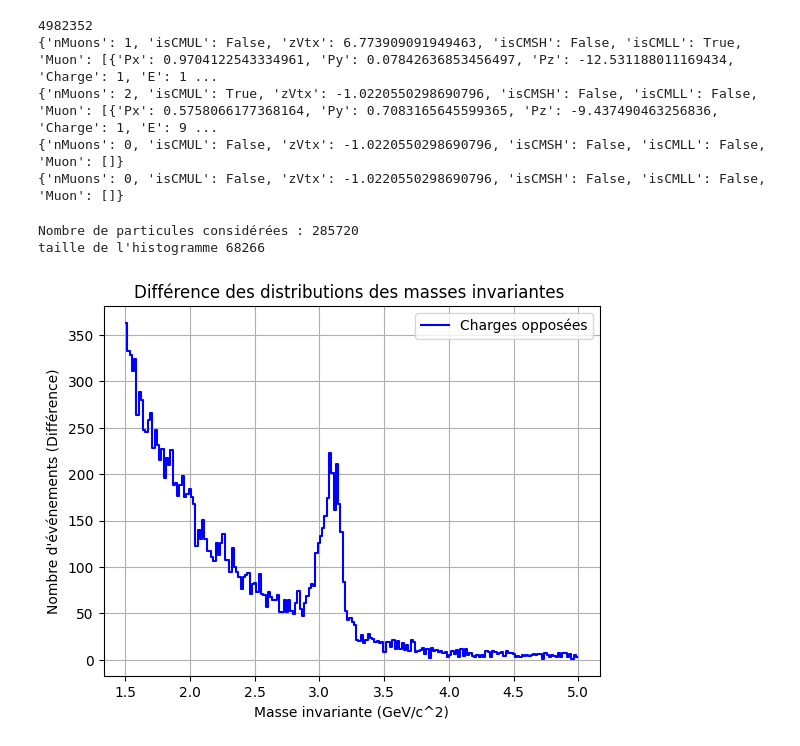
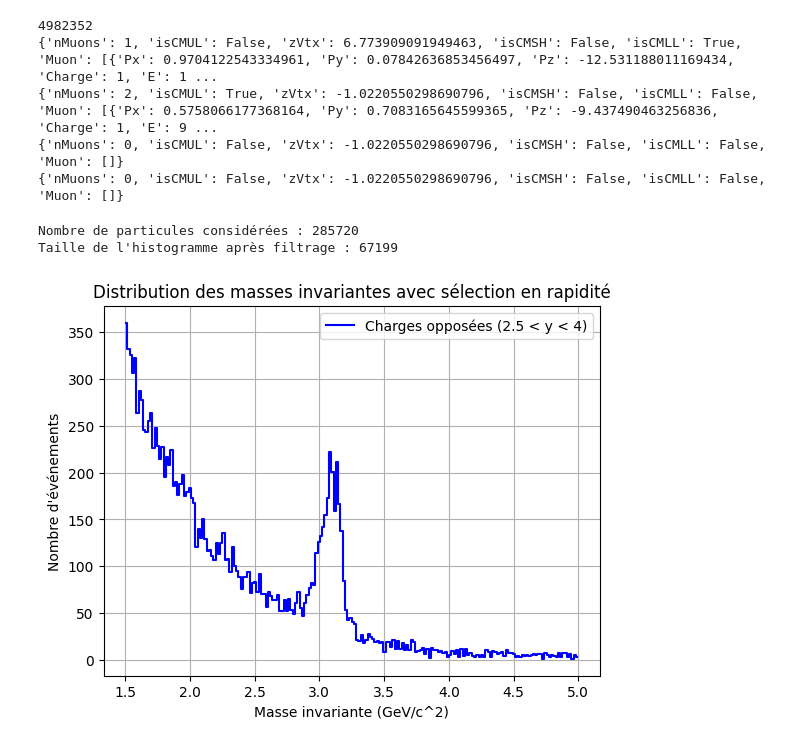
Before and after one commit to nantes-m2-rps-exp/qqbar2mumu-2024, a Jupyter notebook: notebooks/Discrimination.ipynb, the cells around one changed output. Drawn from its saved outputs; the diff is of its cells as text; code cells hidden in the pictures.

Commit message:
filtre sur la rapidité ajouté

```diff
--- a/notebooks/Discrimination.ipynb
+++ b/notebooks/Discrimination.ipynb
@@ -89,63 +89,48 @@ muon_vectors = ak.zip(
     with_name="Momentum4D",
 )
 
-muon_vectors_back = ak.zip(
-    {
-        "px": filtered_events_back.Muon.Px,
-        "py": filtered_events_back.Muon.Py,
-        "pz": filtered_events_back.Muon.Pz,
-        "E": filtered_events_back.Muon.E,
-        "matchedTrgThreshold": filtered_events_back.Muon.matchedTrgThreshold,
-        "charge": filtered_events_back.Muon.Charge,
-    },
-    with_name="Momentum4D",
-)
 
 # Combinaisons de paires
 muon_pairs = ak.combinations(muon_vectors, 2, fields=["muon1", "muon2"])
-muon_pairs_back = ak.combinations(muon_vectors_back, 2, fields=["muon1", "muon2"])
 
-# Paires de charges opposées et égales
+# Paires de charges opposées et filtrage
 opposite_charge_pairs = muon_pairs[
     (muon_pairs.muon1.charge != muon_pairs.muon2.charge)
     & (muon_pairs.muon1.matchedTrgThreshold == 2)
     & (muon_pairs.muon2.matchedTrgThreshold == 2)
     & (muon_pairs.muon1.DCA <= 1.5)
     & (muon_pairs.muon2.DCA <= 1.5)
     & (muon_pairs.muon1.theta <= 10)
     & (muon_pairs.muon2.theta <= 10)
     & (muon_pairs.muon1.theta >= 3)
     & (muon_pairs.muon2.theta >= 3)
-
 ]
 
+# Calcul des masses invariantes et de la rapidité
+masses_opposite = (opposite_charge_pairs.muon1 + opposite_charge_pairs.muon2).mass
+y_pair = (opposite_charge_pairs.muon1 + opposite_charge_pairs.muon2).rapidity
 
-# Calcul des masses invariantes
-masses_opposite = (opposite_charge_pairs.muon1 + opposite_charge_pairs.muon2).mass
+# Appliquer le filtre de rapidité
+filtered_masses = masses_opposite[(y_pair <= -2.5) & (y_pair >= -4)]
 
-# Aplatir les données et filtrer
-flattened_opposite = ak.flatten(
-    masses_opposite[(masses_opposite >= 0) & (masses_opposite <= 10)], axis=None
-)
+# Aplatir les données et filtrer les masses entre 0 et 10 GeV
+flattened_opposite = ak.flatten(filtered_masses[(filtered_masses >= 0) & (filtered_masses <= 10)], axis=None)
+
 # Calcul des histogrammes avec numpy
 bins = 200
 hist_opposite, bin_edges = np.histogram(flattened_opposite, bins=bins, range=(1.5, 5))
-print("taille de l'histogramme", len(flattened_opposite))
-# Soustraction des histogrammes
-hist_difference = hist_opposite
+print("Taille de l'histogramme après filtrage :", len(flattened_opposite))
 
 # Tracer l'histogramme
 bin_centers = (bin_edges[:-1] + bin_edges[1:]) / 2
-plt.step(
-    bin_centers, hist_difference, where="mid", label="Charges opposées", color="blue"
-)
+plt.step(bin_centers, hist_opposite, where="mid", label="Charges opposées (2.5 < y < 4)", color="blue")
 plt.xlabel("Masse invariante (GeV/c^2)")
-plt.ylabel("Nombre d'événements (Différence)")
-plt.title("Différence des distributions des masses invariantes ")
+plt.ylabel("Nombre d'événements")
+plt.title("Distribution des masses invariantes avec sélection en rapidité")
 plt.grid(True)
 plt.legend()
 plt.show()
 # %% [output]
 Nombre de particules considérées : 285720
-taille de l'histogramme 68266
+Taille de l'histogramme après filtrage : 67199
-[figure, old version]
+[figure, new version]
```
Also changed, not shown: parts of 4 cells of this notebook.
